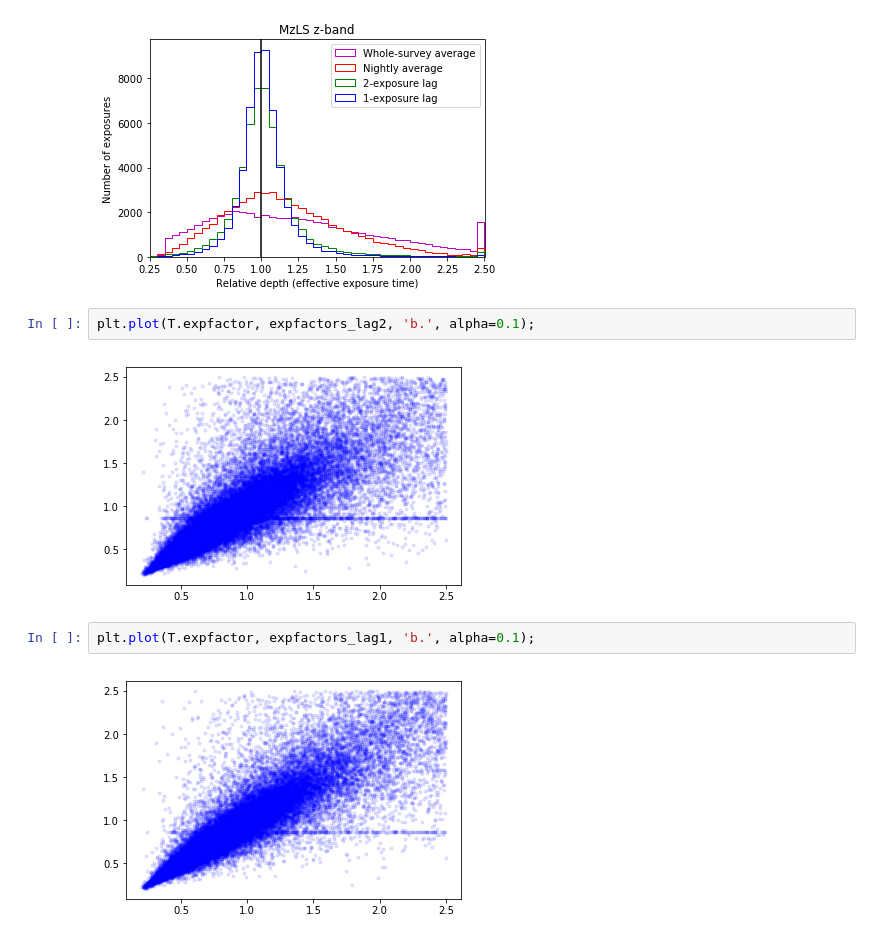
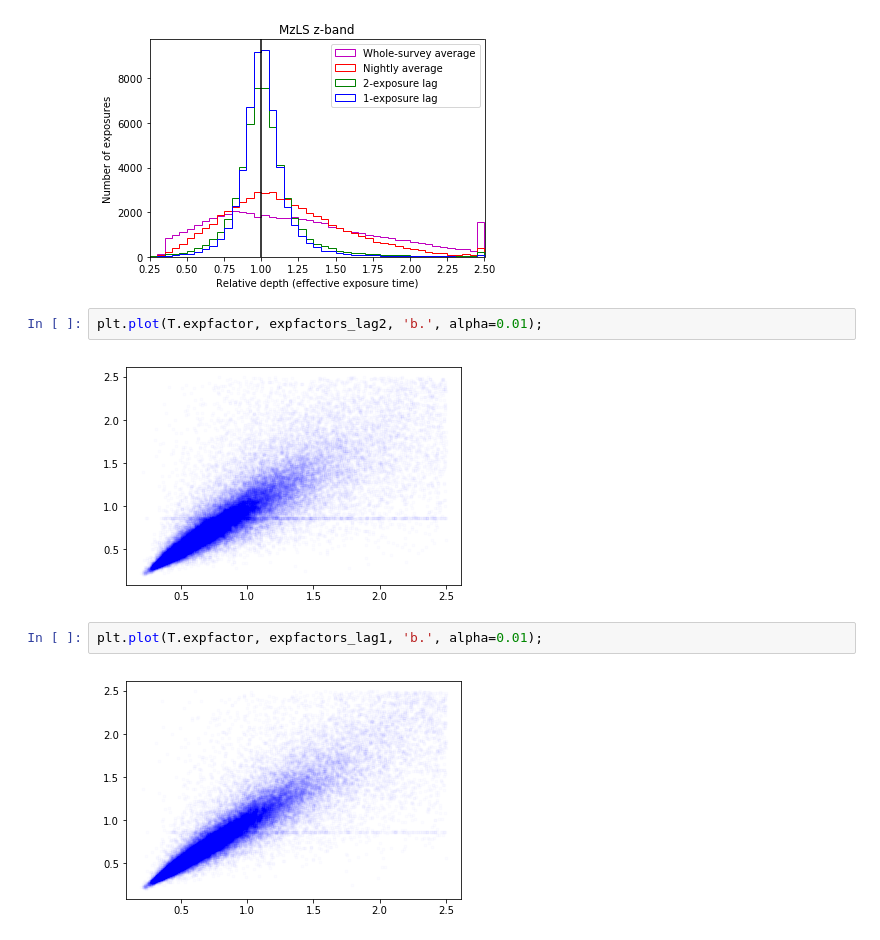
Before and after one commit to legacysurvey/obsbot, a Jupyter notebook: dynamic-exposure-time.ipynb, the cells around one changed output. Cells and saved outputs as stored; diff of their text form.

```diff
--- a/dynamic-exposure-time.ipynb
+++ b/dynamic-exposure-time.ipynb
@@ -205,10 +205,10 @@ Nominal exposure time for lag1 strategy: 126.134046787
 Total lag1 exptime: 5.67028e+06
 [figure]
 # %%
-plt.plot(T.expfactor, expfactors_lag2, 'b.', alpha=0.1);
+plt.plot(T.expfactor, expfactors_lag2, 'b.', alpha=0.01);
 # %% [output]
-[figure, old version]
+[figure, new version]
 # %%
-plt.plot(T.expfactor, expfactors_lag1, 'b.', alpha=0.1);
+plt.plot(T.expfactor, expfactors_lag1, 'b.', alpha=0.01);
 # %% [output]
-[figure, old version]
+[figure, new version]
```
Also changed, not shown: parts of 12 cells of this notebook.
